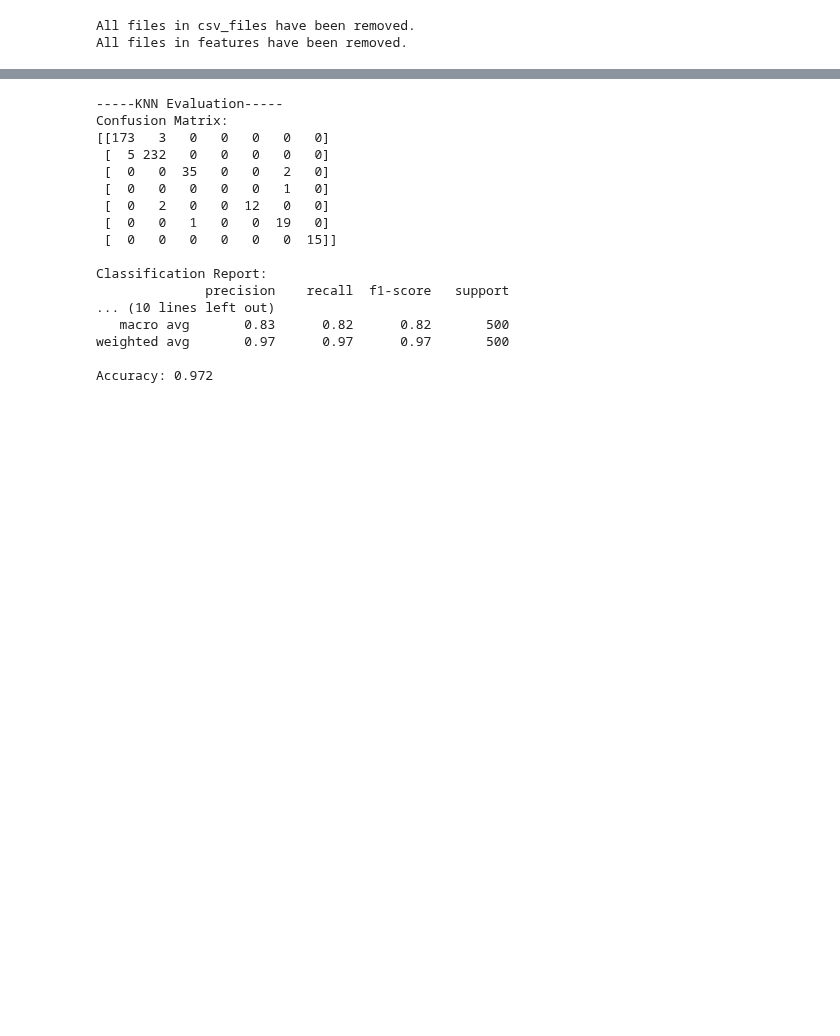
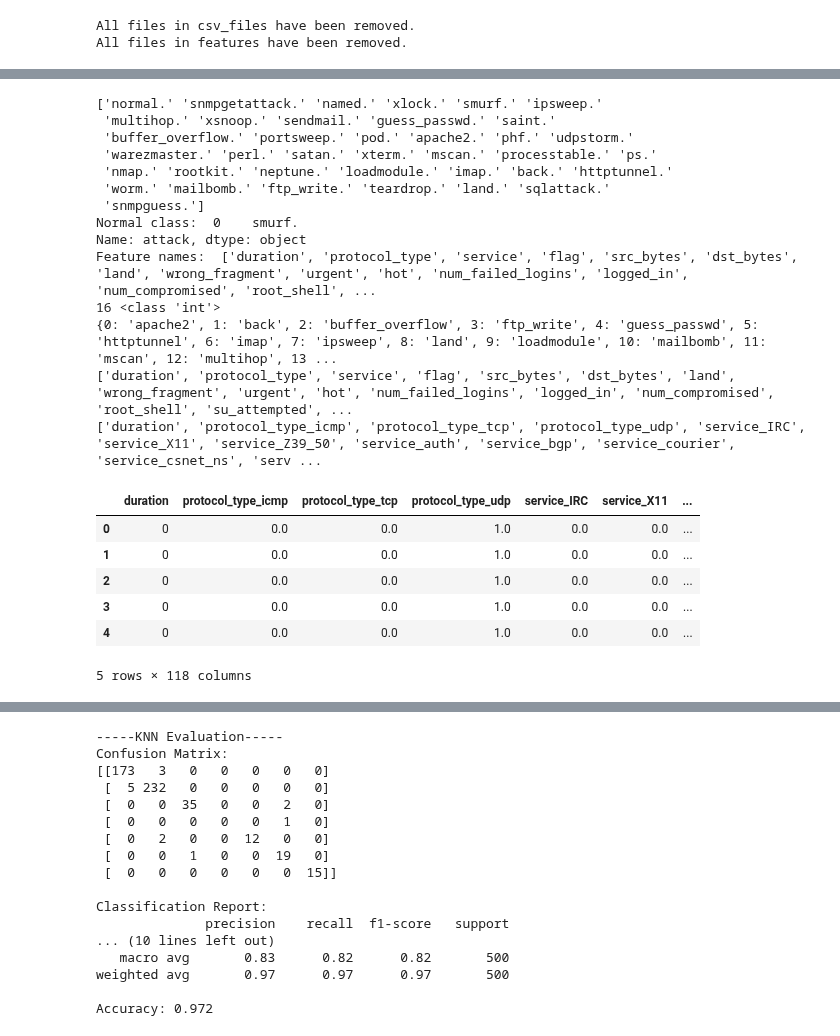
Before and after one commit to brinashong/CS5344_Project, a Jupyter notebook: work/pipeline.ipynb, the cells around one changed output, grey strips where cells are left out. Saved outputs shown, nothing was run; the diff lists cells and outputs as text; code cells hidden in the pictures; blank space fills up the shorter version.

```diff
--- a/work/pipeline.ipynb
+++ b/work/pipeline.ipynb
@@ -219,0 +250,40 @@ Feature  names:  ['Elevation', 'Aspect', 'Slope', 'Horizontal_Distance_To_Hydrol
+# %%
+# Dataset KDD
+all_df, main_labels = get_kdd_df()
+
+encoder = LabelEncoder()
+all_df['attack'] = all_df['attack'].str[:-1]
+all_df['attack'] = encoder.fit_transform(all_df['attack'])
+TARGET_DICT = {index: label for index, label in enumerate(encoder.classes_)}
+INV_TARGET_DICT = {v: k for k, v in TARGET_DICT.items()}
+NORMAL_TARGET = INV_TARGET_DICT['normal']
+print('NORMAL_TARGET', NORMAL_TARGET)
+print('TARGET_DICT', TARGET_DICT)
+
+ohe, all_df = one_hot_encode(all_df, CATEGORICAL_COLUMNS)
+main_lables = all_df.columns
+print('main_labels', main_labels)
+
+all_df.head()
+# %% [output]
+['normal.' 'snmpgetattack.' 'named.' 'xlock.' 'smurf.' 'ipsweep.'
+ 'multihop.' 'xsnoop.' 'sendmail.' 'guess_passwd.' 'saint.'
+ 'buffer_overflow.' 'portsweep.' 'pod.' 'apache2.' 'phf.' 'udpstorm.'
+ 'warezmaster.' 'perl.' 'satan.' 'xterm.' 'mscan.' 'processtable.' 'ps.'
+ 'nmap.' 'rootkit.' 'neptune.' 'loadmodule.' 'imap.' 'back.' 'httptunnel.'
+ 'worm.' 'mailbomb.' 'ftp_write.' 'teardrop.' 'land.' 'sqlattack.'
+ 'snmpguess.']
+Normal class:  0    smurf.
+Name: attack, dtype: object
+Feature names:  ['duration', 'protocol_type', 'service', 'flag', 'src_bytes', 'dst_bytes', 'land', 'wrong_fragment', 'urgent', 'hot', 'num_failed_logins', 'logged_in', 'num_compromised', 'root_shell', ...
+16 <class 'int'>
+{0: 'apache2', 1: 'back', 2: 'buffer_overflow', 3: 'ftp_write', 4: 'guess_passwd', 5: 'httptunnel', 6: 'imap', 7: 'ipsweep', 8: 'land', 9: 'loadmodule', 10: 'mailbomb', 11: 'mscan', 12: 'multihop', 13 ...
+['duration', 'protocol_type', 'service', 'flag', 'src_bytes', 'dst_bytes', 'land', 'wrong_fragment', 'urgent', 'hot', 'num_failed_logins', 'logged_in', 'num_compromised', 'root_shell', 'su_attempted', ...
+['duration', 'protocol_type_icmp', 'protocol_type_tcp', 'protocol_type_udp', 'service_IRC', 'service_X11', 'service_Z39_50', 'service_auth', 'service_bgp', 'service_courier', 'service_csnet_ns', 'serv ...
+|  | duration | protocol_type_icmp | protocol_type_tcp | protocol_type_udp | service_IRC | service_X11 | ... |
+| 0 | 0 | 0.0 | 0.0 | 1.0 | 0.0 | 0.0 | ... |
+| 1 | 0 | 0.0 | 0.0 | 1.0 | 0.0 | 0.0 | ... |
+| 2 | 0 | 0.0 | 0.0 | 1.0 | 0.0 | 0.0 | ... |
+| 3 | 0 | 0.0 | 0.0 | 1.0 | 0.0 | 0.0 | ... |
+| 4 | 0 | 0.0 | 0.0 | 1.0 | 0.0 | 0.0 | ... |
+5 rows × 118 columns
```
Also changed, not shown: parts of 22 cells of this notebook, 4 other files.
